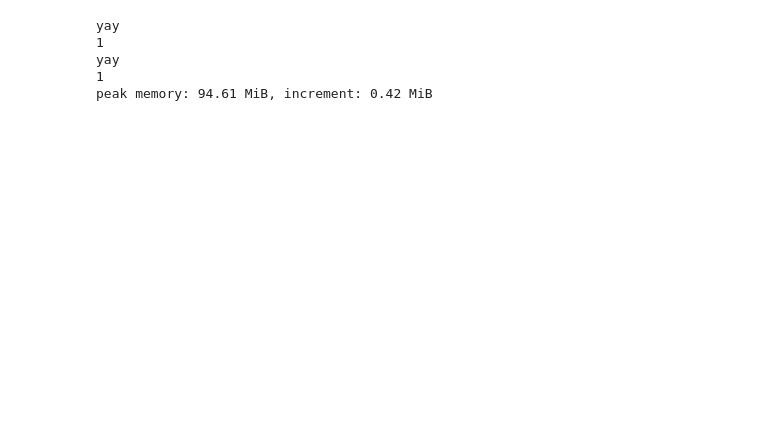
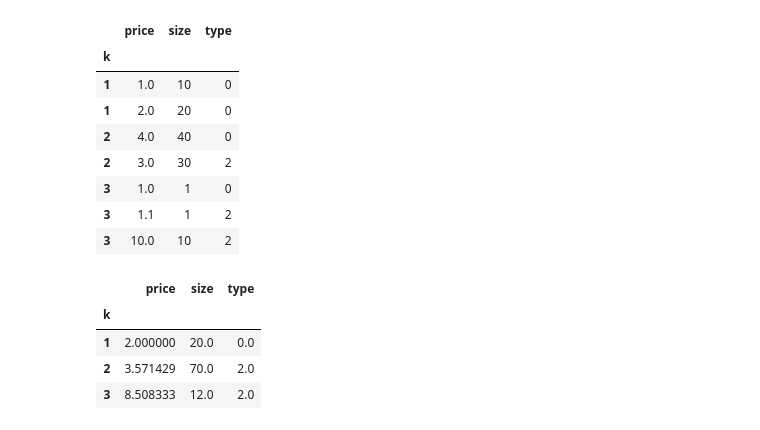
Before and after one commit to sidazhou/ipython_notes, a Jupyter notebook: testing.ipynb, the cells around one changed output. Drawn from its saved outputs; the diff is of its cells as text; code cells hidden in the pictures; blank space fills up the shorter version.

```diff
--- a/testing.ipynb
+++ b/testing.ipynb
@@ -39,23 +35,35 @@ NameError: name 'temp_df' is not defined
 # %%
-%%memit
+
 # custom groupby
-df = pd.DataFrame({'k': [1,1,2,2,3,3,3], 'v': [10,20,40,30,10,11,12], 'type':[0,0,0,2,0,2,2]})
+df = pd.DataFrame({'k': [1,1,2,2,3,3,3], 'size': [10,20,40,30,1,1,10], 'type':[0,0,0,2,0,2,2], 'price': [1.0,2.0,4.0,3.0,1.0,1.1,10]})
 df.index = df.k
 df = df.drop('k',1)
+display(df)
 
 def myf(df):
     temp_df = df.loc[df['type'] == 2]
     if temp_df.empty:
-        return df.iloc[0] # [0:1]
+        return df.iloc[-1]
     else:
-        return temp_df.iloc[0]
+        output = temp_df.iloc[-1]
+        output['price'] = (df['size'] * df['price']).sum() / df['size'].sum()
+        output['size'] = df['size'].sum()
+        return output
 
 df = df.groupby(df.index).apply(myf)
-
-print '1'
+df
 # %% [output]
-yay
-1
-yay
-1
-peak memory: 94.61 MiB, increment: 0.42 MiB
+|  | price | size | type |
+| k |  |  |  |
+| 1 | 1.0 | 10 | 0 |
+| 1 | 2.0 | 20 | 0 |
+| 2 | 4.0 | 40 | 0 |
+| 2 | 3.0 | 30 | 2 |
+| 3 | 1.0 | 1 | 0 |
+| 3 | 1.1 | 1 | 2 |
+| 3 | 10.0 | 10 | 2 |
+|  | price | size | type |
+| k |  |  |  |
+| 1 | 2.000000 | 20.0 | 0.0 |
+| 2 | 3.571429 | 70.0 | 2.0 |
+| 3 | 8.508333 | 12.0 | 2.0 |
```
Also changed, not shown: parts of 8 cells of this notebook, 1 other file.
